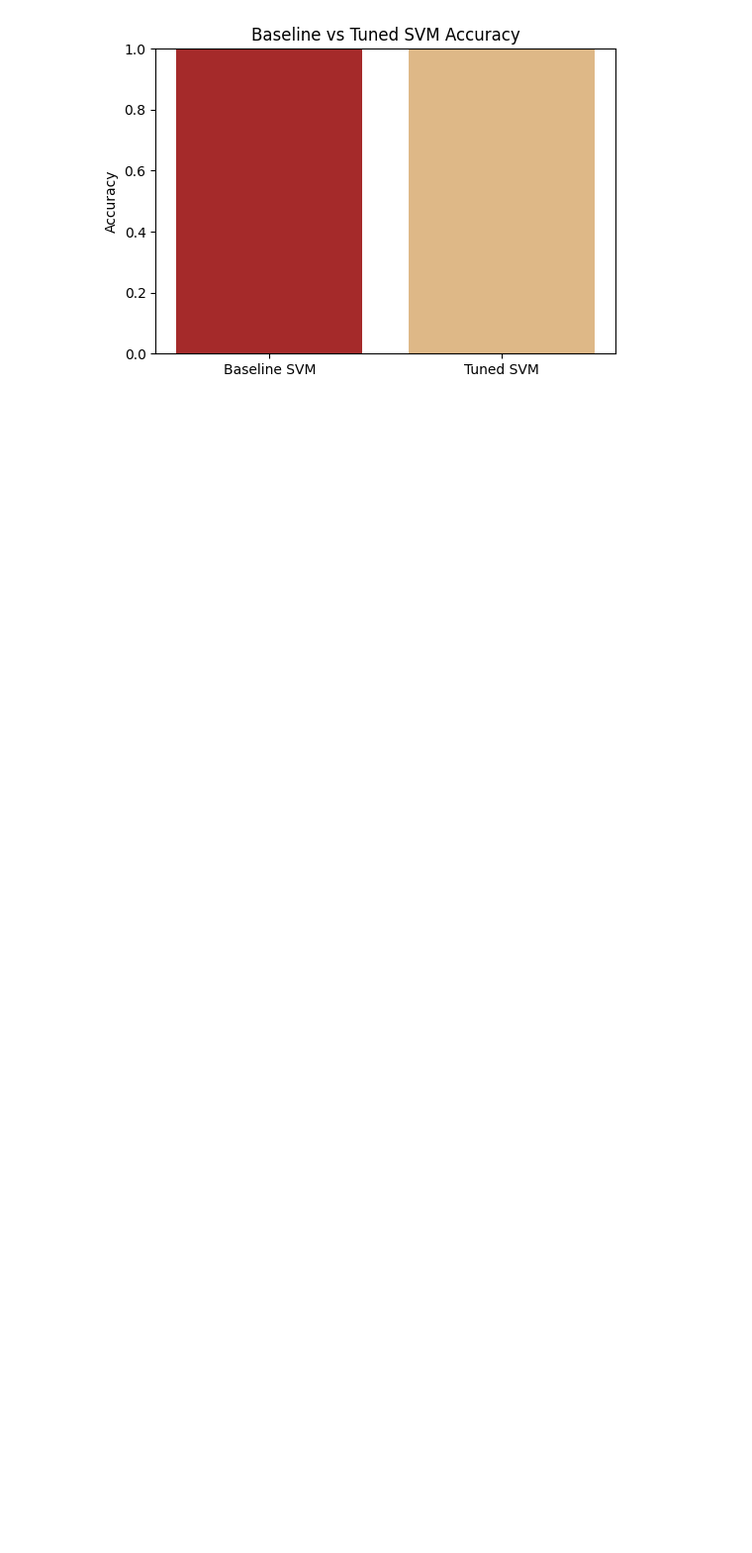
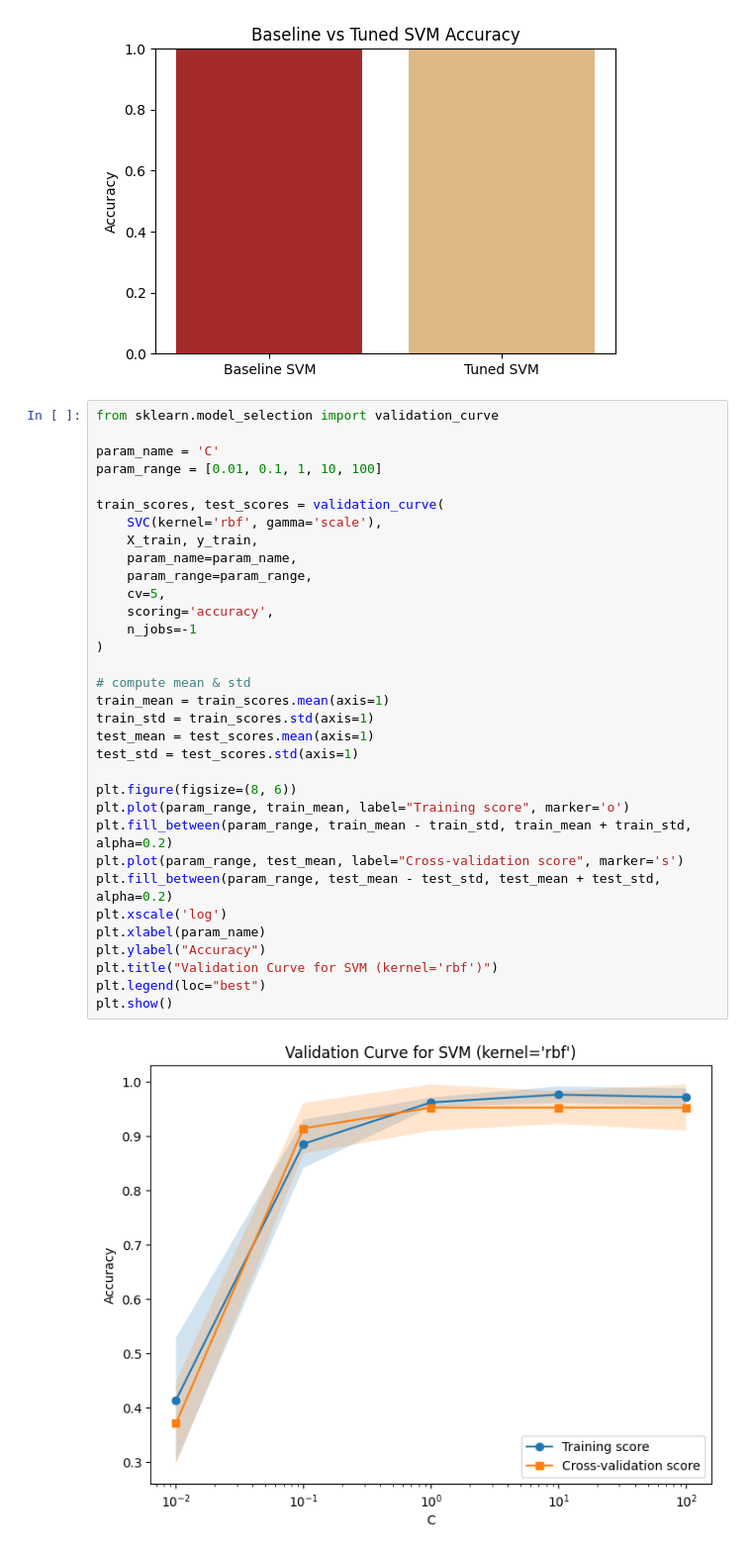
Before and after one commit to Praharshita1275/Machine-learning, a Jupyter notebook: ML_Assignment2.ipynb, the cells around one changed output. Shown at 99% size. Saved outputs shown, nothing was run; the diff lists cells and outputs as text; blank space fills up the shorter version.

```diff
--- a/ML_Assignment2.ipynb
+++ b/ML_Assignment2.ipynb
@@ -155,3 +155,38 @@ plt.show()
 # %% [output]
 [figure]
 [figure]
+# %%
+from sklearn.model_selection import validation_curve
+
+param_name = 'C'
+param_range = [0.01, 0.1, 1, 10, 100]
+
+train_scores, test_scores = validation_curve(
+    SVC(kernel='rbf', gamma='scale'),
+    X_train, y_train,
+    param_name=param_name,
+    param_range=param_range,
+    cv=5,
+    scoring='accuracy',
+    n_jobs=-1
+)
+
+# compute mean & std
+train_mean = train_scores.mean(axis=1)
+train_std = train_scores.std(axis=1)
+test_mean = test_scores.mean(axis=1)
+test_std = test_scores.std(axis=1)
+
+plt.figure(figsize=(8, 6))
+plt.plot(param_range, train_mean, label="Training score", marker='o')
+plt.fill_between(param_range, train_mean - train_std, train_mean + train_std, alpha=0.2)
+plt.plot(param_range, test_mean, label="Cross-validation score", marker='s')
+plt.fill_between(param_range, test_mean - test_std, test_mean + test_std, alpha=0.2)
+plt.xscale('log')
+plt.xlabel(param_name)
+plt.ylabel("Accuracy")
+plt.title("Validation Curve for SVM (kernel='rbf')")
+plt.legend(loc="best")
+plt.show()
+# %% [output]
+[figure, added]
```
Also changed, not shown: parts of 4 cells of this notebook.
